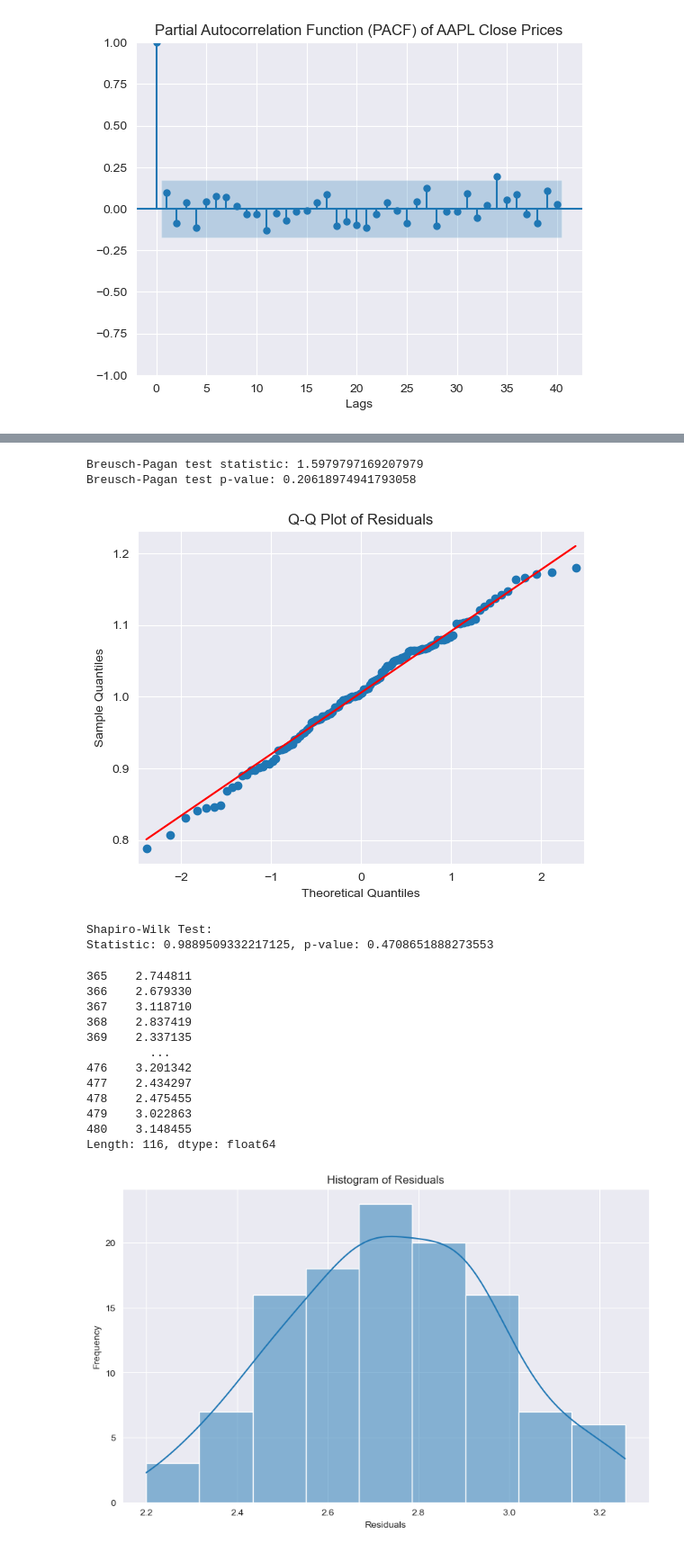
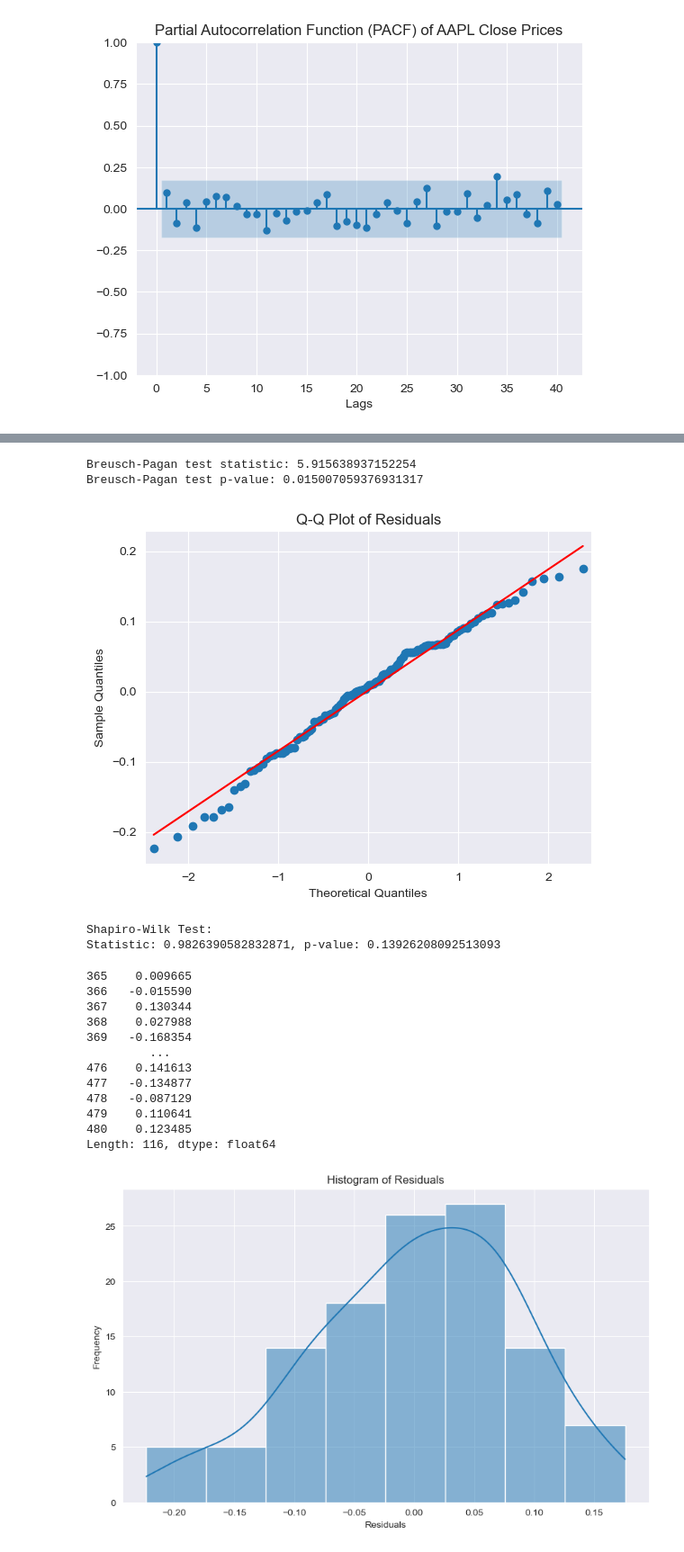
Before and after one commit to balooooooooo/econometric-modelling, a Jupyter notebook: analysis.ipynb, the cells around one changed output, grey strips where cells are left out. Shown at 90% size. Cells and saved outputs as stored; diff of their text form; code cells hidden in the pictures.

```diff
--- a/analysis.ipynb
+++ b/analysis.ipynb
@@ -703,7 +780,7 @@ plt.show()
 <Figure size 1200x600 with 0 Axes>
 [figure]
 # %%
-sarima=sm.tsa.SARIMAX(df_train['Log_Close'],order=(0,1,0), seasonal_order=(1,1,1,12))
+sarima=sm.tsa.SARIMAX(df_train['Log_Close'],order=(1,1,0), seasonal_order=(1,1,1,12))
 model = sarima.fit()
 predicted = model.predict()
 predicted
@@ -759,7 +836,10 @@ Name: upper Log_Close, dtype: float64
 # forecast = model.forecast(15, exog = None)
 # forecast_ci = model.get_forecast(steps=15).conf_int()
 # %%
-residuals = np.exp(model.resid)[13:]
+residuals = model.resid[13:]
+print(residuals)
+# residuals = np.exp(model.resid)[13:]
+print(residuals)
 plt.figure(figsize=(12, 6))
 plt.plot(residuals[1:], label='Residuals')
 plt.title('Residuals of SARIMA Model')
@@ -836,14 +933,14 @@ bp_test_pvalue = bp_test[1]
 print(f'Breusch-Pagan test statistic: {bp_test_statistic}')
 print(f'Breusch-Pagan test p-value: {bp_test_pvalue}')
 # %% [output]
-Breusch-Pagan test statistic: 1.5979797169207979
-Breusch-Pagan test p-value: 0.20618974941793058
+Breusch-Pagan test statistic: 5.915638937152254
+Breusch-Pagan test p-value: 0.015007059376931317
 # %%
 sm.qqplot(residuals, line='s')
 plt.title('Q-Q Plot of Residuals')
 plt.show()
 # %% [output]
-[figure, old version]
+[figure, new version]
 # %%
 from scipy.stats import shapiro, kstest, anderson, norm
 
@@ -852,33 +949,33 @@ print('Shapiro-Wilk Test:')
 print(f'Statistic: {shapiro_test[0]}, p-value: {shapiro_test[1]}')
 # %% [output]
 Shapiro-Wilk Test:
-Statistic: 0.9889509332217125, p-value: 0.4708651888273553
+Statistic: 0.9826390582832871, p-value: 0.13926208092513093
 # %%
-np.exp(residuals)
+residuals
 # %% [output]
-365    2.744811
-366    2.679330
-367    3.118710
-368    2.837419
-369    2.337135
+365    0.009665
+366   -0.015590
+367    0.130344
+368    0.027988
+369   -0.168354
          ...
-476    3.201342
-477    2.434297
-478    2.475455
-479    3.022863
-480    3.148455
+476    0.141613
+477   -0.134877
+478   -0.087129
+479    0.110641
+480    0.123485
 Length: 116, dtype: float64
 # %%
 import seaborn as sns
 plt.figure(figsize=(10, 6))
-sns.histplot(np.exp(residuals), kde=True)
+sns.histplot(residuals, kde=True)
 plt.title('Histogram of Residuals')
 plt.xlabel('Residuals')
 plt.ylabel('Frequency')
 plt.savefig(f"residual_hist.pdf", format="pdf", dpi=500, bbox_inches = "tight")
 plt.show()
 # %% [output]
-[figure, old version]
+[figure, new version]
 # %%
 # lower_ci = np.exp(forecast_ci.iloc[:, 0])
 # upper_ci = np.exp(forecast_ci.iloc[:, 1])
```
Also changed, not shown: parts of 17 cells of this notebook.
